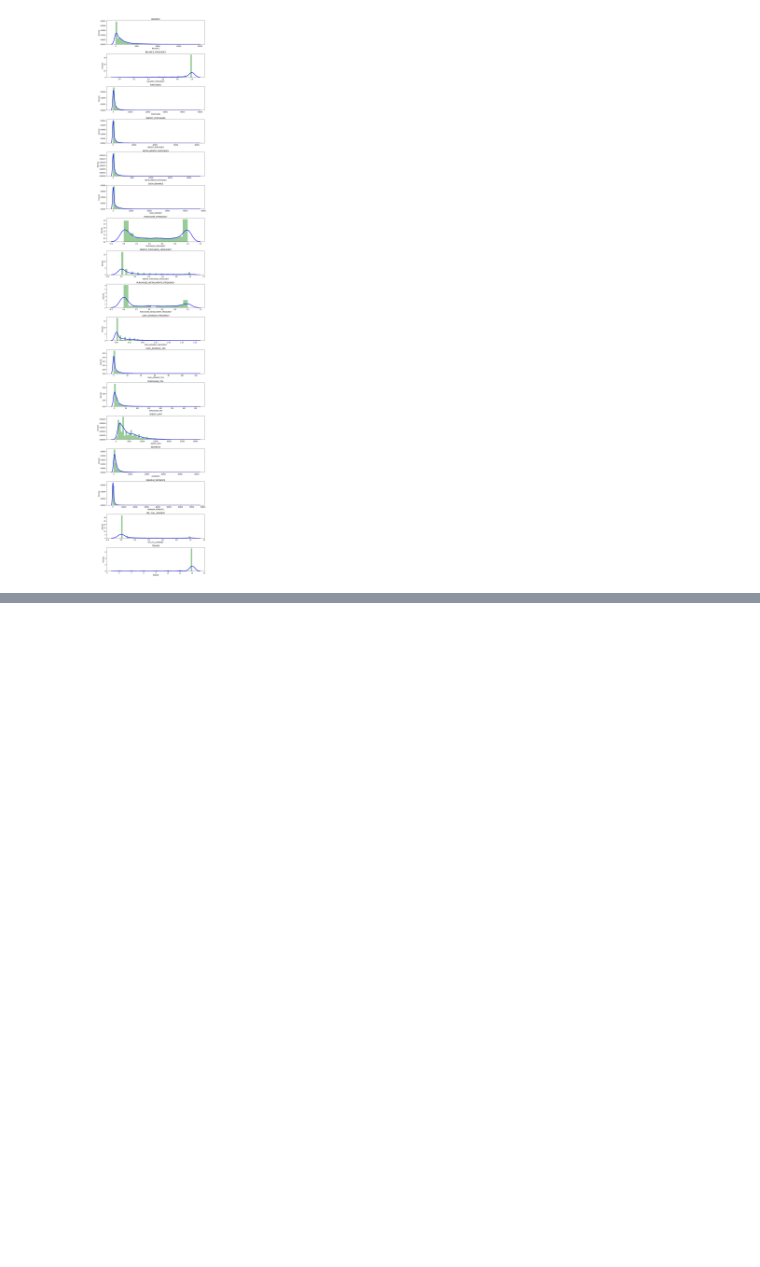
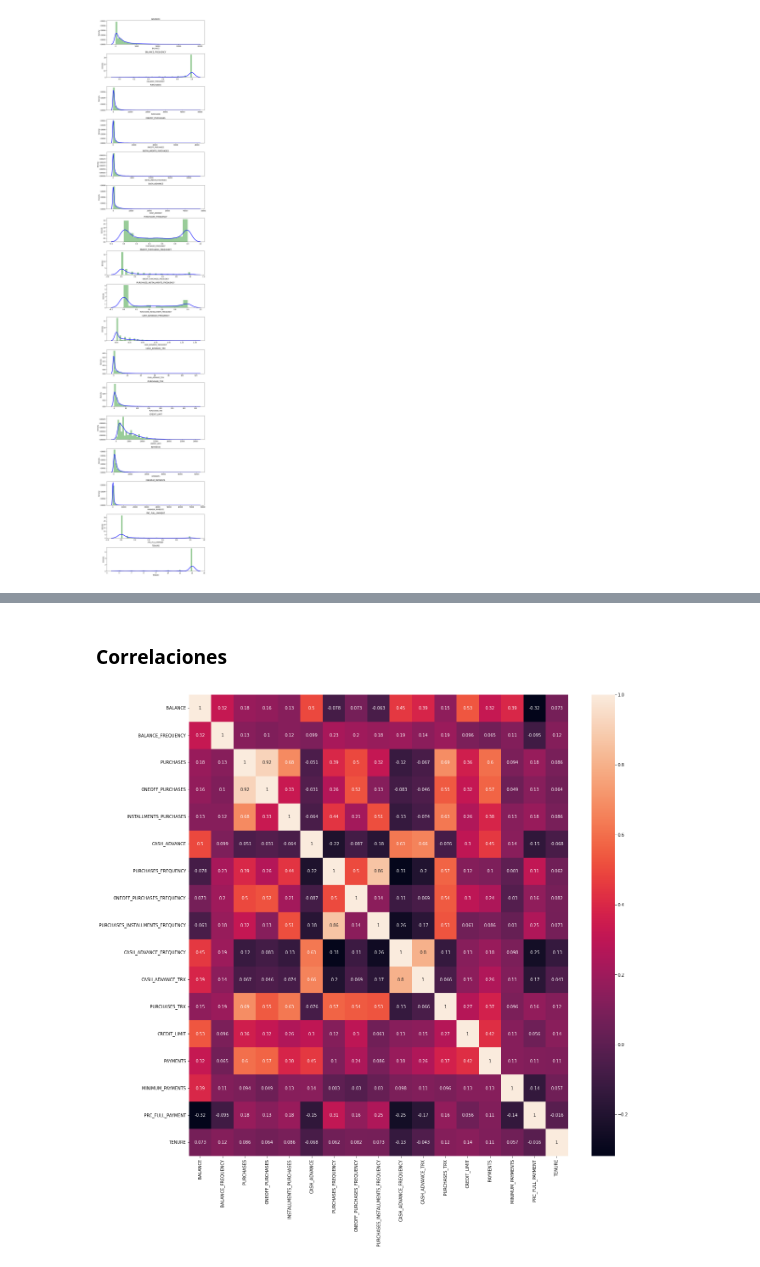
Before and after one commit to FaustinoAndres/customer_classification_with_K-Means, a Jupyter notebook: customer_classification_with_K-Means.ipynb, the cells around one changed output, grey strips where cells are left out. Cells and saved outputs as stored; diff of their text form; code cells hidden in the pictures; blank space fills up the shorter version.

Commit message:
correlations

```diff
--- a/customer_classification_with_K-Means.ipynb
+++ b/customer_classification_with_K-Means.ipynb
@@ -237,0 +246,10 @@ plt.show()
+# %% [markdown]
+### Correlaciones
+# %%
+correlations = creditcard_df.corr()
+# %%
+f, ax = plt.subplots(figsize = (20,20))
+sns.heatmap(correlations, annot = True)
+plt.show()
+# %% [output]
+[figure, added]
```
Also changed, not shown: parts of 2 cells of this notebook.
